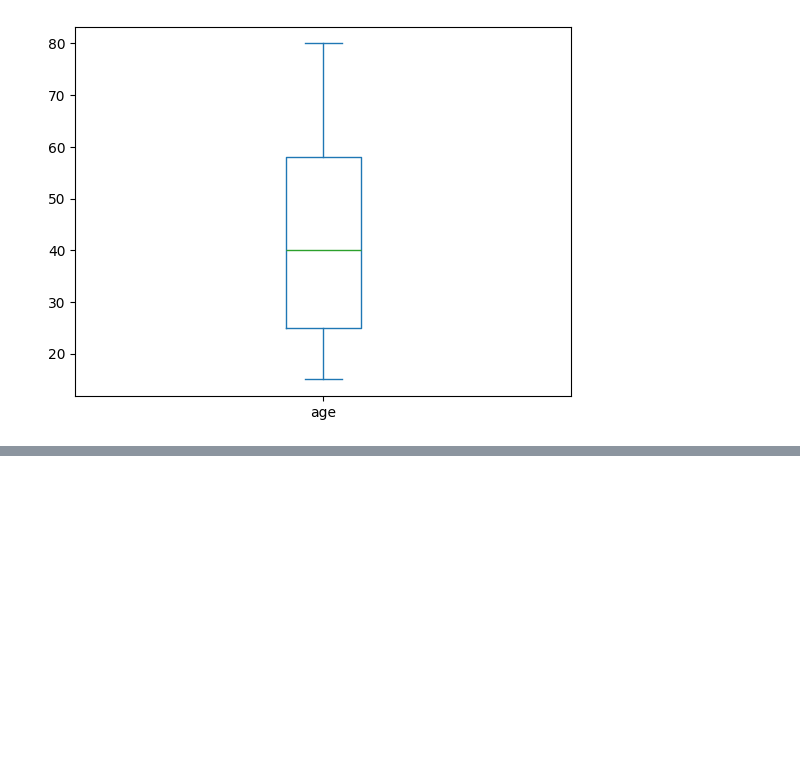
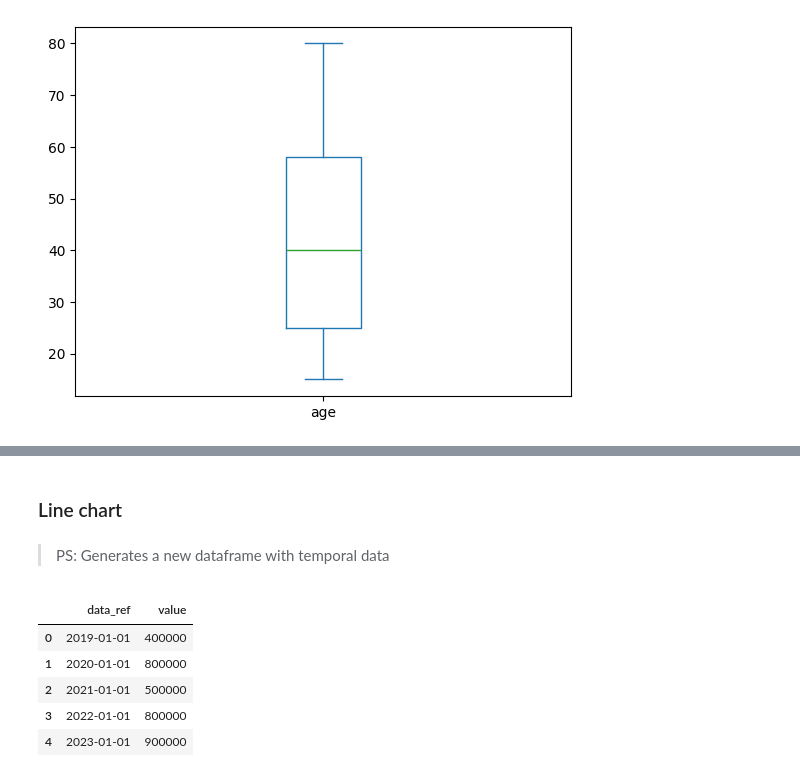
Before and after one commit to charmingruby/stspy, a Jupyter notebook: src/get_started.ipynb, the cells around one changed output, grey strips where cells are left out. Drawn from its saved outputs; the diff is of its cells as text; code cells hidden in the pictures; blank space fills up the shorter version.

Commit message:
feat: line chart

```diff
--- a/src/get_started.ipynb
+++ b/src/get_started.ipynb
@@ -212,0 +216,20 @@ df_measures.height.plot.box()
+# %% [markdown]
+### Line chart
+# %% [markdown]
+> PS: Generates a new dataframe with temporal data
+# %%
+invoicing_dataset_dict = {
+    'data_ref': ['2019-01-01', '2020-01-01', '2021-01-01', '2022-01-01', '2023-01-01'],
+    'value': [400000, 800000, 500000, 800000, 900000]
+}
+# %%
+df_invoicing = pd.DataFrame.from_dict(invoicing_dataset_dict)
+
+df_invoicing
+# %% [output]
+|  | data_ref | value |
+| 0 | 2019-01-01 | 400000 |
+| 1 | 2020-01-01 | 800000 |
+| 2 | 2021-01-01 | 500000 |
+| 3 | 2022-01-01 | 800000 |
+| 4 | 2023-01-01 | 900000 |
```
Also changed, not shown: parts of 4 cells of this notebook.
